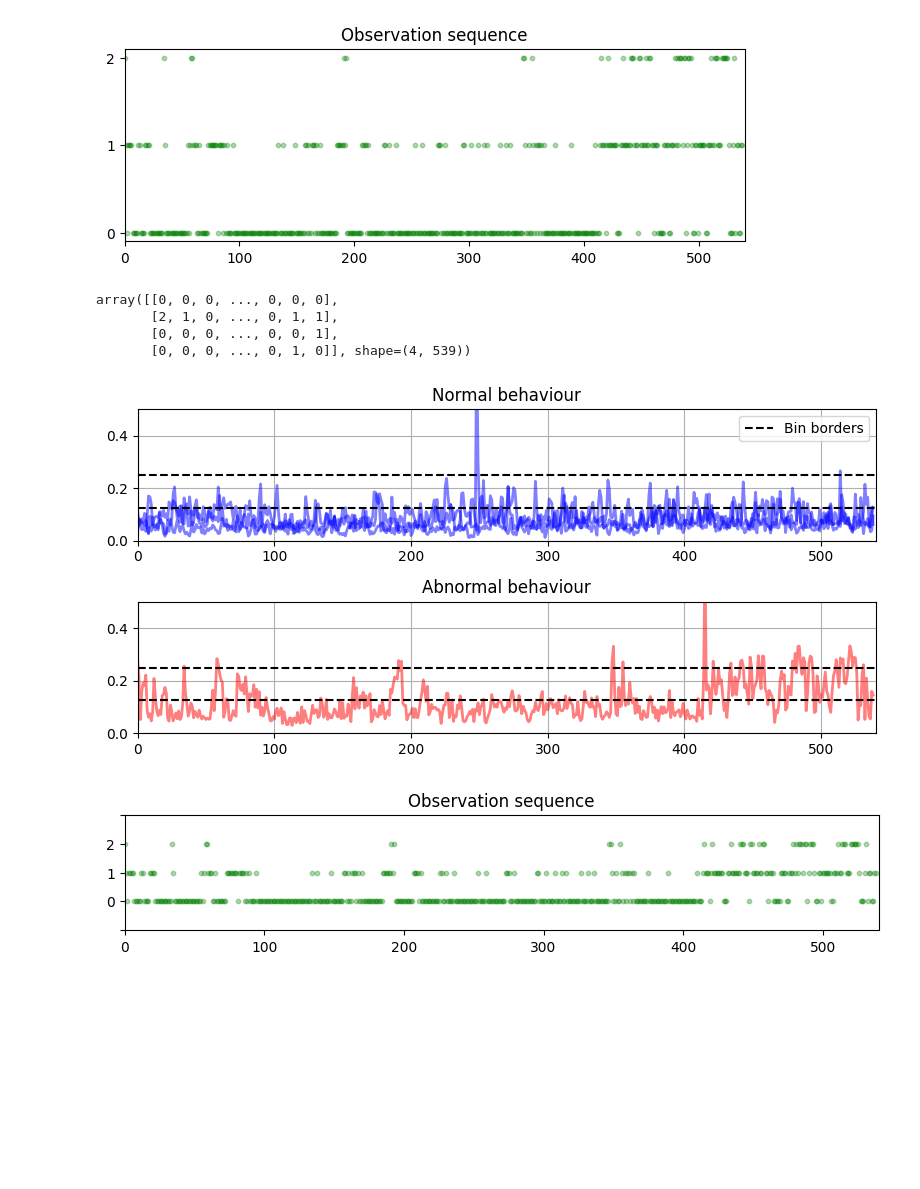
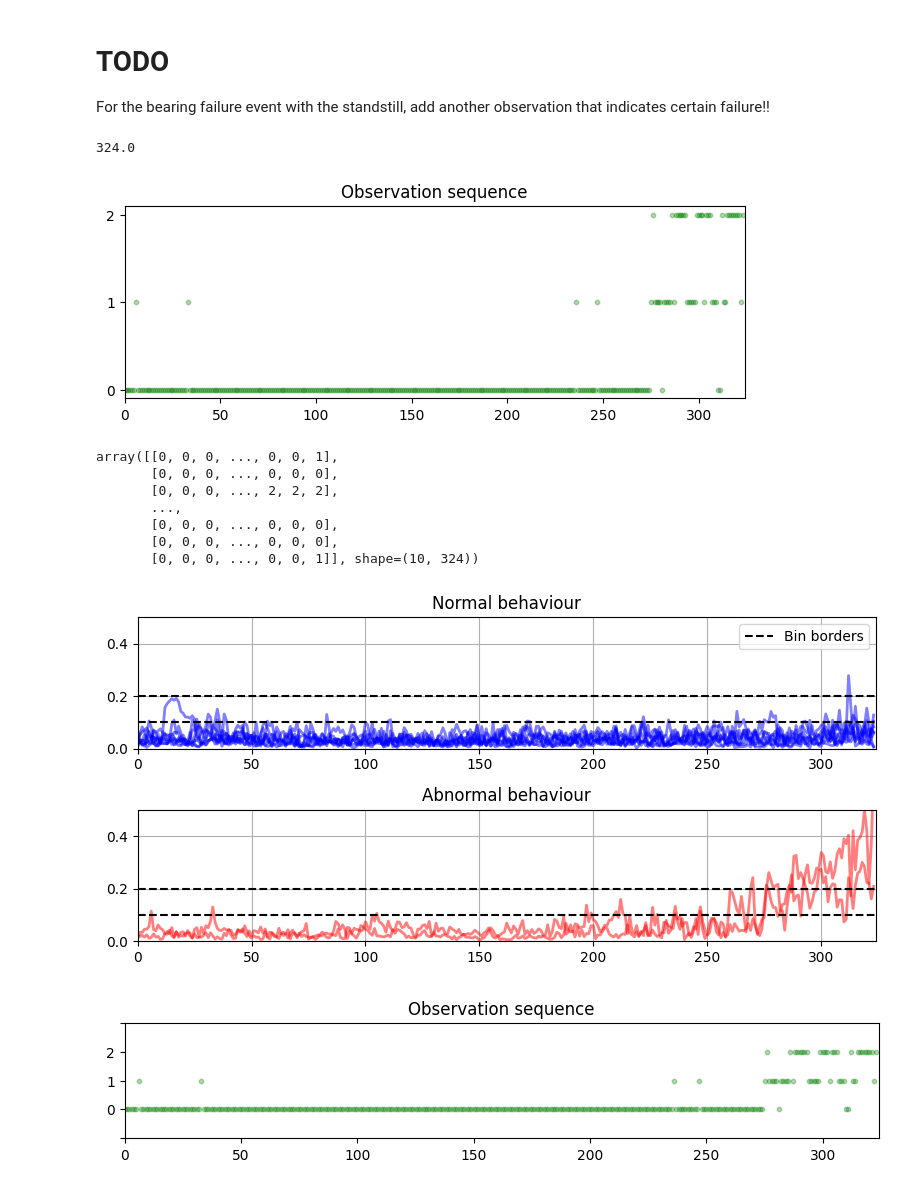
Before and after one commit to tobias-heinzle/BaumWelchJax, a Jupyter notebook: test_on_indicators.ipynb, the cells around one changed output. Saved outputs shown, nothing was run; the diff lists cells and outputs as text; code cells hidden in the pictures; blank space fills up the shorter version.

```diff
--- a/test_on_indicators.ipynb
+++ b/test_on_indicators.ipynb
@@ -108,21 +145,21 @@ plt.show()
 fig, ax = plt.subplots(2)
 fig.set_size_inches(8,5)
 
-lw = 2.0
+linewidth = 2.0
 
 for df in good_data:
     label = str(df["label"].iloc[0])
 
-    ys = df["residual_12h_avg"]
+    xs = normalize_timestamp(df["time_stamp"])
+    ys = df["residual"]
 
-    if label == "nan":
-        ax[0].plot(df["time"], ys, alpha=0.5, color="blue", linewidth=lw)
+    if label == "normal":
+        ax[0].plot(xs, ys, alpha=0.5, color="blue", linewidth=linewidth)
     else:
-        ax[1].plot(df["time"], ys, alpha=0.5, color="red", linewidth=lw)
+        ax[1].plot(xs, ys, alpha=0.5, color="red", linewidth=linewidth)
 for _ax in ax:
     _ax.grid()
     _ax.set_ylim(0,0.5)
-    _ax.set_xlim(0, 55_000)
 ax[0].set_title("Normal behaviour")
 ax[1].set_title("Abnormal behaviour")
 plt.tight_layout()
@@ -160,6 +207,13 @@ plt.show()
+# %% [markdown]
+# TODO
+
+For the bearing failure event with the standstill, add another observation that indicates certain failure!!
 # %%
-truncated = np.array([df["residual_12h_avg"].to_numpy()[:53900] for df in good_data])
-residual_means = np.mean(truncated.reshape(4, 539, 100), axis=-1)
+truncated = np.array([df["residual"].to_numpy()[-46656:] for df in good_data])
+
+print(truncated.shape[1] / (6*24))
+
+residual_means = np.mean(truncated.reshape(10, 324, 6*24), axis=-1)
 
 bin_borders_inf = [-np.inf, *bin_borders, np.inf]
 
@@ -177,61 +231,65 @@ observations = np.array(sequences)
 window_size= 20
 plt.gcf().set_size_inches(8,2.5)
 
-plt.scatter(range(len(observations[1])),observations[1], c="green", alpha=0.3, s=10.0)
+plt.scatter(range(len(observations[3])),observations[3], c="green", alpha=0.3, s=10.0)
 # plt.plot(range(window_size//2, len(observations[1]) - window_size//2 + 1), np.convolve(observations[1], np.ones(window_size), mode="valid")/window_size, "black")
-plt.xlim(0, 540)
+plt.xlim(0, 324)
 plt.yticks((0,1,2),(0,1,2))
 plt.title("Observation sequence")
 plt.show()
 
 observations
 # %% [output]
+324.0
-[figure, old version]
+[figure, new version]
-array([[0, 0, 0, ..., 0, 0, 0],
-       [2, 1, 0, ..., 0, 1, 1],
-       [0, 0, 0, ..., 0, 0, 1],
-       [0, 0, 0, ..., 0, 1, 0]], shape=(4, 539))
+array([[0, 0, 0, ..., 0, 0, 1],
+       [0, 0, 0, ..., 0, 0, 0],
+       [0, 0, 0, ..., 2, 2, 2],
+       ...,
+       [0, 0, 0, ..., 0, 0, 0],
+       [0, 0, 0, ..., 0, 0, 0],
+       [0, 0, 0, ..., 0, 0, 1]], shape=(10, 324))
 # %%
 
 fig, ax = plt.subplots(2)
 fig.set_size_inches(8,4)
 
-lw = 2.0
+linewidth = 2.0
 
 
 for k, row in enumerate(residual_means):
     label = str(good_data[k]["label"].iloc[0])
 
 
-    if label == "nan":
-        ax[0].plot(row, alpha=0.5, color="blue", linewidth=lw)
+    if label == "normal":
+        ax[0].plot(row, alpha=0.5, color="blue", linewidth=linewidth)
     else:
-        ax[1].plot(row, alpha=0.5, color="red", linewidth=lw)
+        ax[1].plot(row, alpha=0.5, color="red", linewidth=linewidth)
 for _ax in ax:
     _ax.grid()
     _ax.set_ylim(0,0.5)
-    _ax.set_xlim(0, 540)
-    _ax.hlines(bin_borders, 0, 540, colors="black", linestyles='dashed', label="Bin borders")
+    _ax.set_xlim(0, 324)
+    _ax.hlines(bin_borders, 0, 324, colors="black", linestyles='dashed', label="Bin borders")
 ax[0].legend()
 ax[0].set_title("Normal behaviour")
 ax[1].set_title("Abnormal behaviour")
 plt.tight_layout()
 plt.savefig("signals.png", dpi=300, bbox_inches="tight")
 plt.show()
 
 window_size= 20
 plt.gcf().set_size_inches(9.73,1.5)
 
-plt.scatter(range(len(observations[1])),observations[1], c="green", alpha=0.3, s=10.0)
+plt.scatter(range(len(observations[3])),observations[3], c="green", alpha=0.3, s=10.0)
 # plt.plot(range(window_size//2, len(observations[1]) - window_size//2 + 1), np.convolve(observations[1], np.ones(window_size), mode="valid")/window_size, "black")
-plt.xlim(0, 540)
+plt.xlim(0, 324)
 plt.yticks((-1, 0,1,2, 3),("", 0,1,2, ""))
 plt.title("Observation sequence")
 plt.savefig("observations.png", dpi=300, bbox_inches="tight")
 plt.show()
 # %% [output]
-[figure, old version]
+[figure, new version]
-[figure, old version]
+[figure, new version]
 # %%
 n = 4
 m = 3
```
Also changed, not shown: parts of 18 cells of this notebook.
